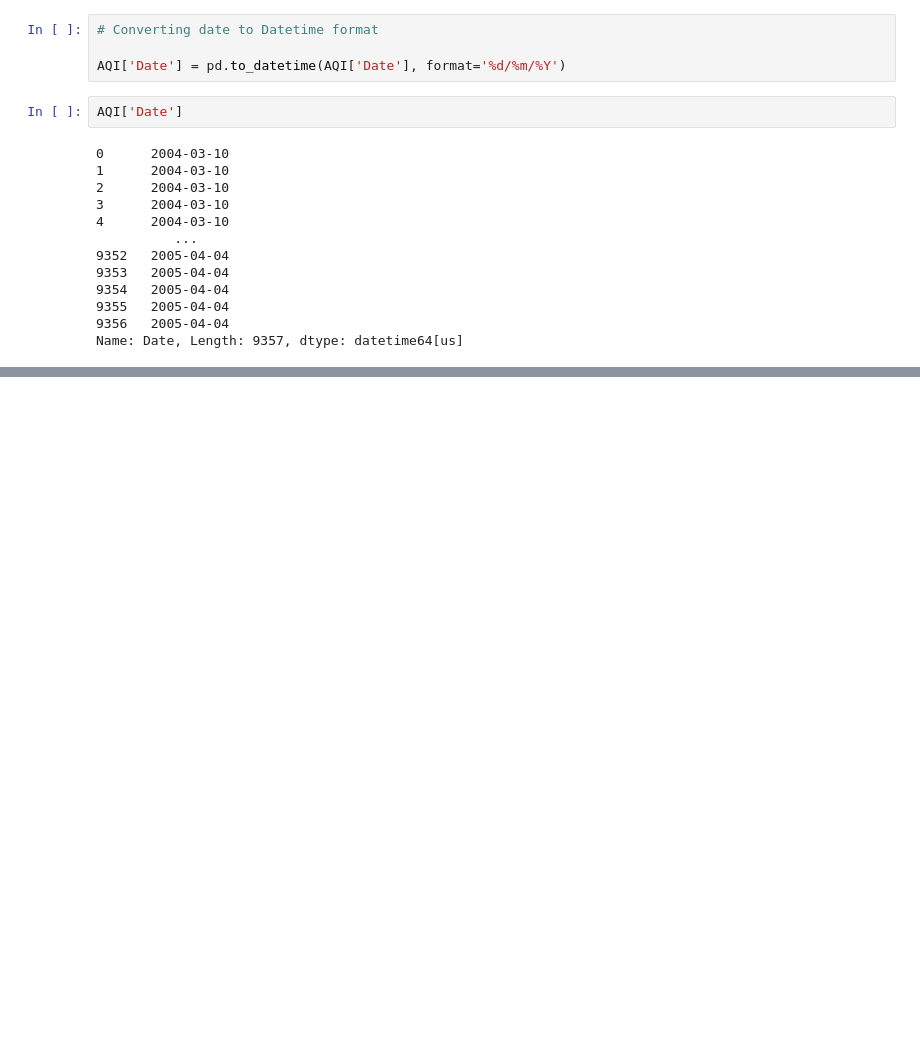
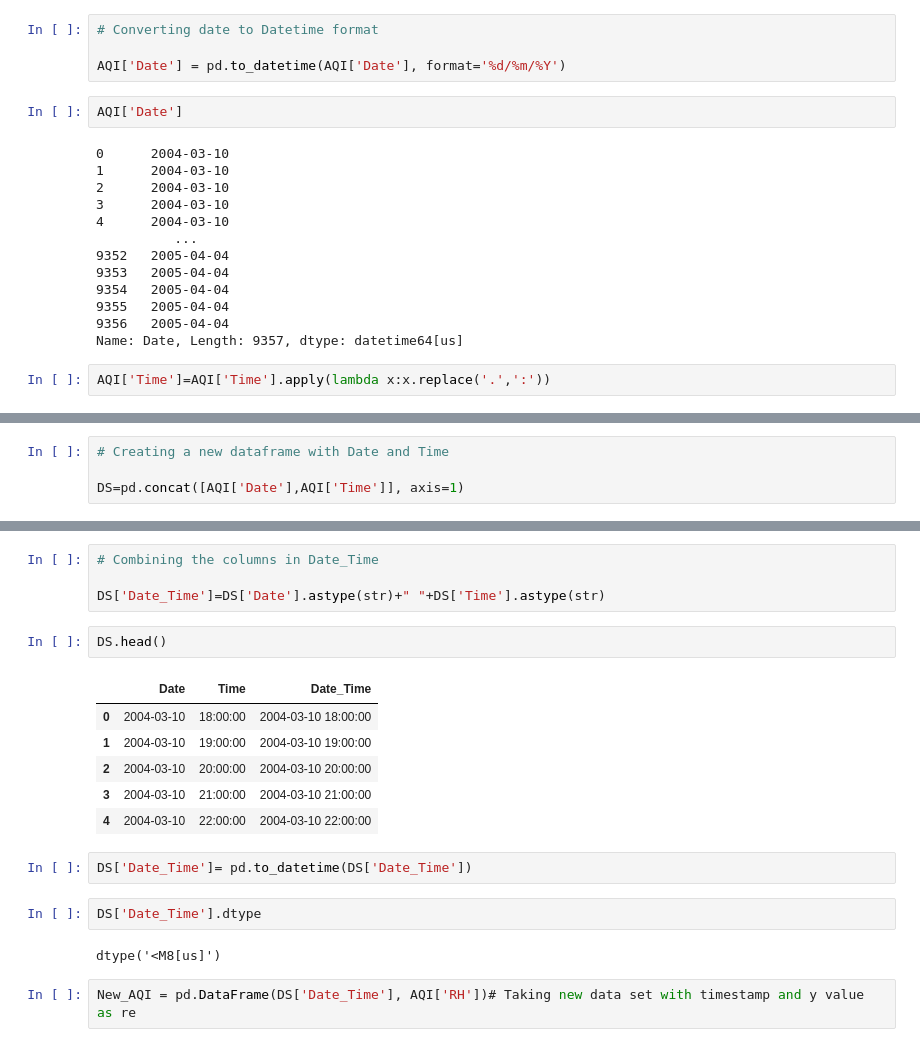
Before and after one commit to Deepanker005/Aqi_Forecast, a Jupyter notebook: AQI Forecast.ipynb, the cells around one changed output, grey strips where cells are left out. Drawn from its saved outputs; the diff is of its cells as text; blank space fills up the shorter version.

Commit message:
Made New Dataset with datetime values and RH values

```diff
--- a/AQI Forecast.ipynb
+++ b/AQI Forecast.ipynb
@@ -273,3 +273,5 @@ AQI['Date']
 9355   2005-04-04
 9356   2005-04-04
 Name: Date, Length: 9357, dtype: datetime64[us]
+# %%
+AQI['Time']=AQI['Time'].apply(lambda x:x.replace('.',':'))
@@ -275,0 +293,4 @@ Name: Date, Length: 9357, dtype: datetime64[us]
+# %%
+# Creating a new dataframe with Date and Time
+
+DS=pd.concat([AQI['Date'],AQI['Time']], axis=1)
@@ -275,0 +306,21 @@ Name: Date, Length: 9357, dtype: datetime64[us]
+# %%
+# Combining the columns in Date_Time
+
+DS['Date_Time']=DS['Date'].astype(str)+" "+DS['Time'].astype(str)
+# %%
+DS.head()
+# %% [output]
+|  | Date | Time | Date_Time |
+| 0 | 2004-03-10 | 18:00:00 | 2004-03-10 18:00:00 |
+| 1 | 2004-03-10 | 19:00:00 | 2004-03-10 19:00:00 |
+| 2 | 2004-03-10 | 20:00:00 | 2004-03-10 20:00:00 |
+| 3 | 2004-03-10 | 21:00:00 | 2004-03-10 21:00:00 |
+| 4 | 2004-03-10 | 22:00:00 | 2004-03-10 22:00:00 |
+# %%
+DS['Date_Time']= pd.to_datetime(DS['Date_Time'])
+# %%
+DS['Date_Time'].dtype
+# %% [output]
+dtype('<M8[us]')
+# %%
+New_AQI = pd.DataFrame(DS['Date_Time'], AQI['RH'])# Taking new data set with timestamp and y value as re
```
Also changed, not shown: parts of 3 cells of this notebook.
